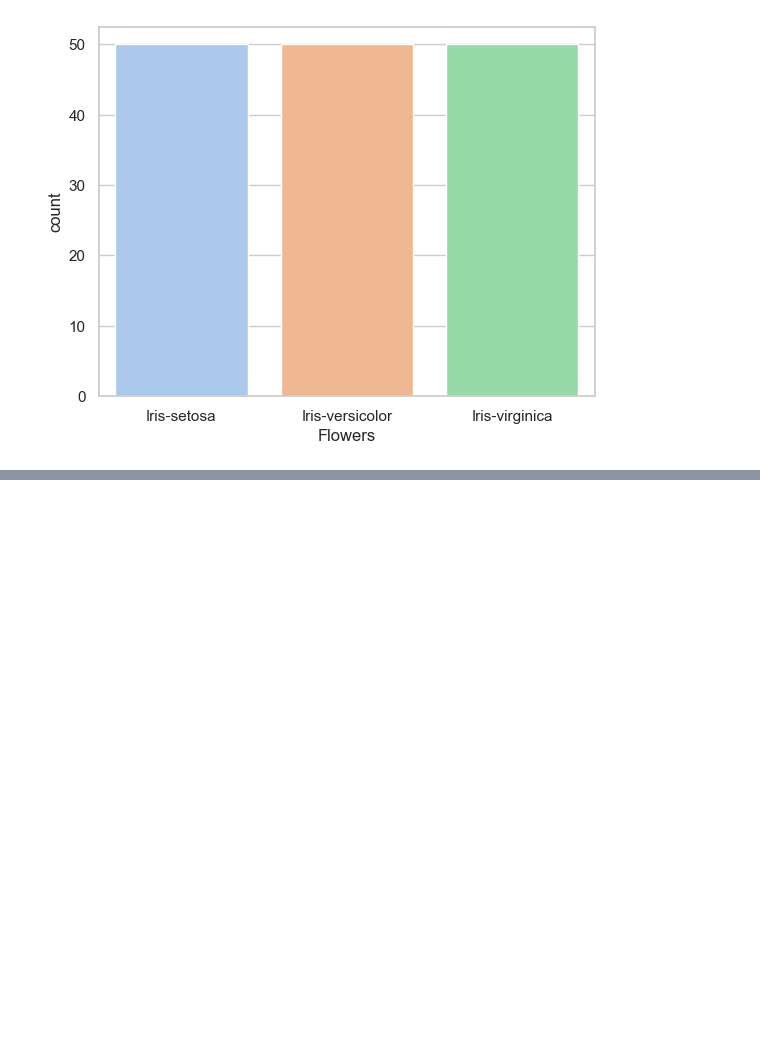
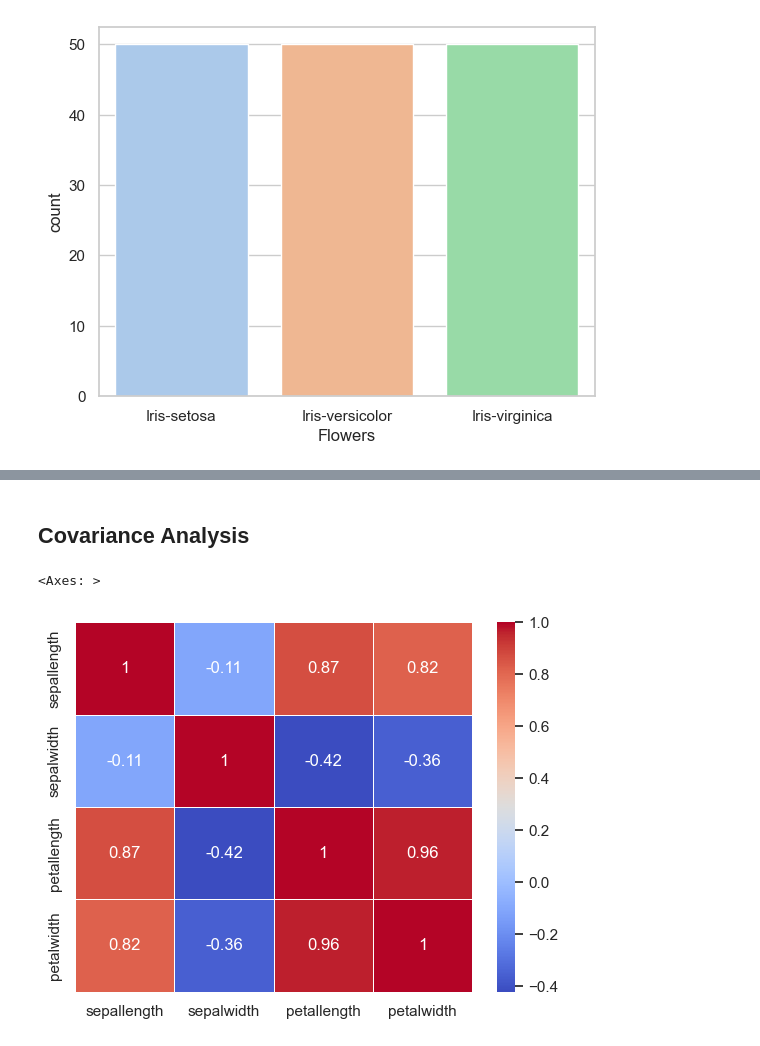
Before and after one commit to Md-Awaf/Big-Data-Analytics, a Jupyter notebook: Assignment 2/Q1b.ipynb, the cells around one changed output, grey strips where cells are left out. Drawn from its saved outputs; the diff is of its cells as text; code cells hidden in the pictures; blank space fills up the shorter version.

```diff
--- a/Assignment 2/Q1b.ipynb
+++ b/Assignment 2/Q1b.ipynb
@@ -78,0 +87,11 @@ sns.countplot(x='Flowers', data=iris, palette='pastel', hue='Flowers')
+# %% [markdown]
+##  Covariance Analysis
+# %%
+numeric_columns = ['sepallength', 'sepalwidth', 'petallength', 'petalwidth']
+correlation_matrix = iris[numeric_columns].corr()
+
+# correlation matrix
+sns.heatmap(correlation_matrix, annot=True, cmap='coolwarm', linewidths=0.5)
+# %% [output]
+<Axes: >
+[figure, added]
```
Also changed, not shown: parts of 2 cells of this notebook.
